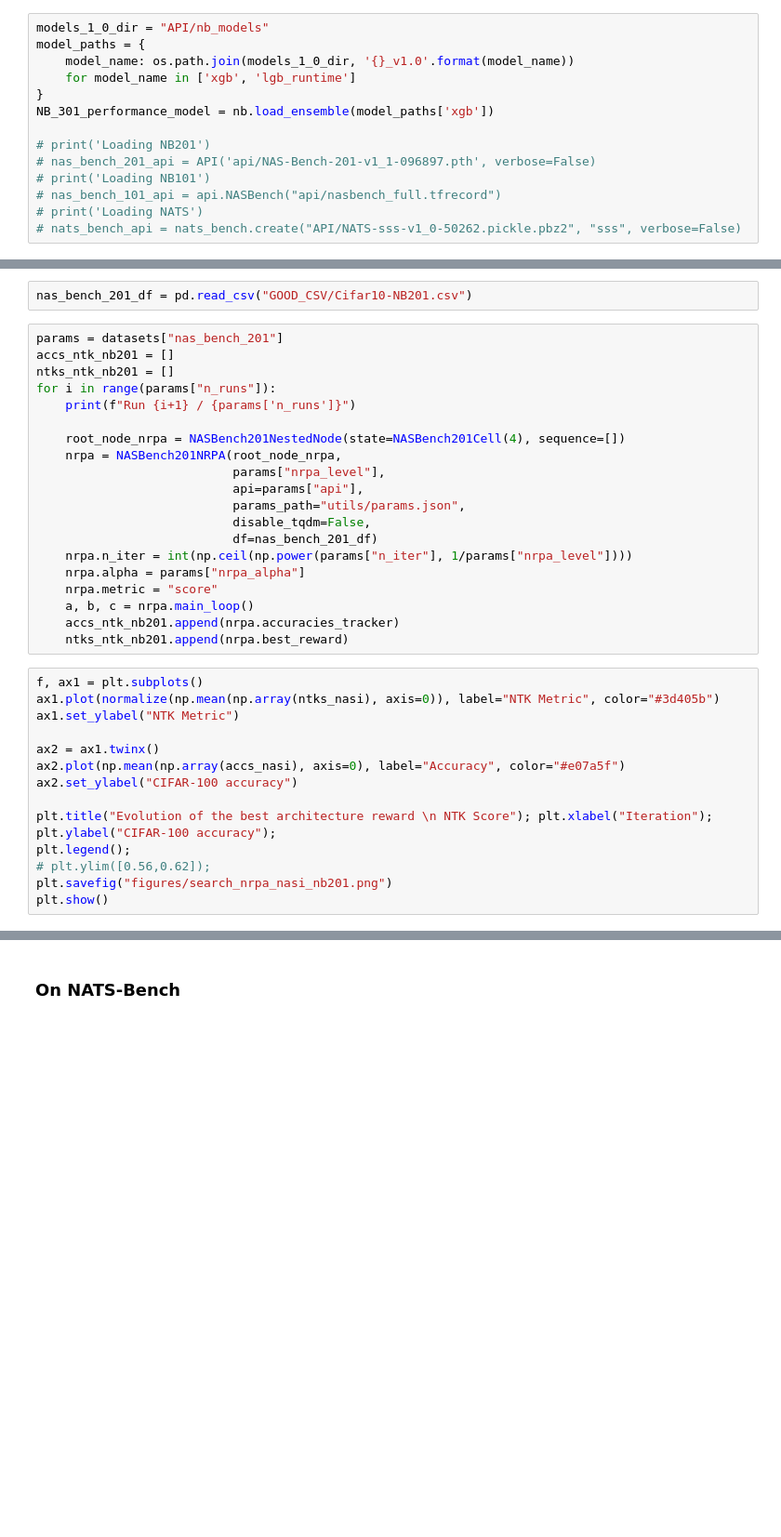
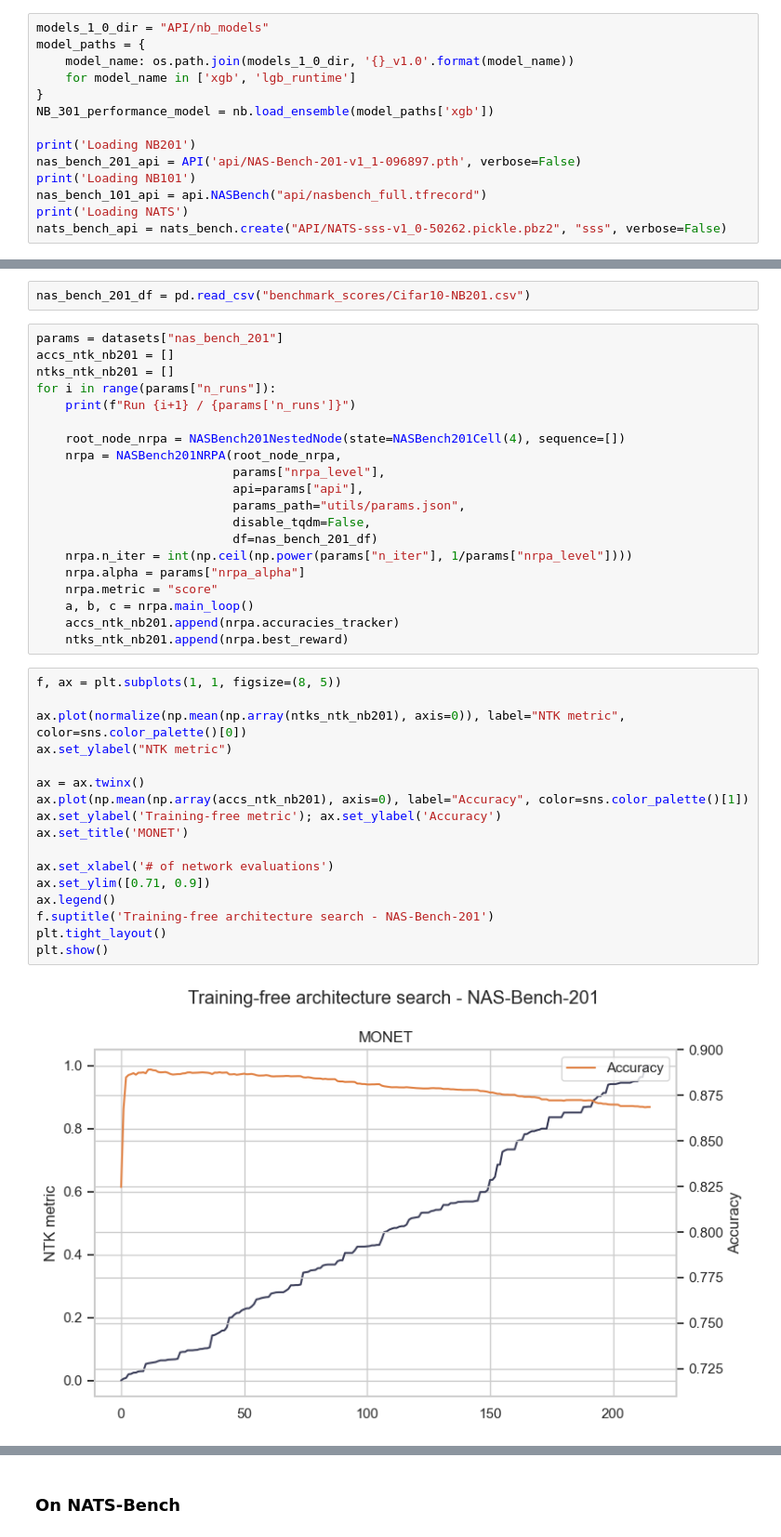
Before and after one commit to vilhess/MONET, a Jupyter notebook: experiments.ipynb, the cells around one changed output, grey strips where cells are left out. Shown: that part at 93% size. Drawn from its saved outputs; the diff is of its cells as text; blank space fills up the shorter version.

```diff
--- a/experiments.ipynb
+++ b/experiments.ipynb
@@ -74,12 +74,12 @@ model_paths = {
 }
 NB_301_performance_model = nb.load_ensemble(model_paths['xgb'])
 
-# print('Loading NB201')
-# nas_bench_201_api = API('api/NAS-Bench-201-v1_1-096897.pth', verbose=False)
-# print('Loading NB101')
-# nas_bench_101_api = api.NASBench("api/nasbench_full.tfrecord")
-# print('Loading NATS')
-# nats_bench_api = nats_bench.create("API/NATS-sss-v1_0-50262.pickle.pbz2", "sss", verbose=False)
+print('Loading NB201')
+nas_bench_201_api = API('api/NAS-Bench-201-v1_1-096897.pth', verbose=False)
+print('Loading NB101')
+nas_bench_101_api = api.NASBench("api/nasbench_full.tfrecord")
+print('Loading NATS')
+nats_bench_api = nats_bench.create("API/NATS-sss-v1_0-50262.pickle.pbz2", "sss", verbose=False)
 # %% [output]
 configuration generated by an older version of XGBoost, please export the model by calling
 `Booster.save_model` from that version first, then load it back in current version. See:
@@ -414,5 +419,5 @@ from nas_bench_201.NASBench201MCTS import *
 # %%
-nas_bench_201_df = pd.read_csv("GOOD_CSV/Cifar10-NB201.csv")
+nas_bench_201_df = pd.read_csv("benchmark_scores/Cifar10-NB201.csv")
 # %%
 params = datasets["nas_bench_201"]
 accs_ntk_nb201 = []
@@ -434,16 +439,21 @@ for i in range(params["n_runs"]):
     accs_ntk_nb201.append(nrpa.accuracies_tracker)
     ntks_ntk_nb201.append(nrpa.best_reward)
 # %%
-f, ax1 = plt.subplots()
-ax1.plot(normalize(np.mean(np.array(ntks_nasi), axis=0)), label="NTK Metric", color="#3d405b")
-ax1.set_ylabel("NTK Metric")
+f, ax = plt.subplots(1, 1, figsize=(8, 5))
 
-ax2 = ax1.twinx()
-ax2.plot(np.mean(np.array(accs_nasi), axis=0), label="Accuracy", color="#e07a5f")
-ax2.set_ylabel("CIFAR-100 accuracy")
+ax.plot(normalize(np.mean(np.array(ntks_ntk_nb201), axis=0)), label="NTK metric", color=sns.color_palette()[0])
+ax.set_ylabel("NTK metric")
 
-plt.title("Evolution of the best architecture reward \n NTK Score"); plt.xlabel("Iteration"); plt.ylabel("CIFAR-100 accuracy");
-plt.legend();
-# plt.ylim([0.56,0.62]);
-plt.savefig("figures/search_nrpa_nasi_nb201.png")
+ax = ax.twinx()
+ax.plot(np.mean(np.array(accs_ntk_nb201), axis=0), label="Accuracy", color=sns.color_palette()[1])
+ax.set_ylabel('Training-free metric'); ax.set_ylabel('Accuracy')
+ax.set_title('MONET')
+
+ax.set_xlabel('# of network evaluations')
+ax.set_ylim([0.71, 0.9])
+ax.legend()
+f.suptitle('Training-free architecture search - NAS-Bench-201')
+plt.tight_layout()
 plt.show()
+# %% [output]
+[figure, added]
```
Also changed, not shown: parts of 15 cells of this notebook, 6 other files.
